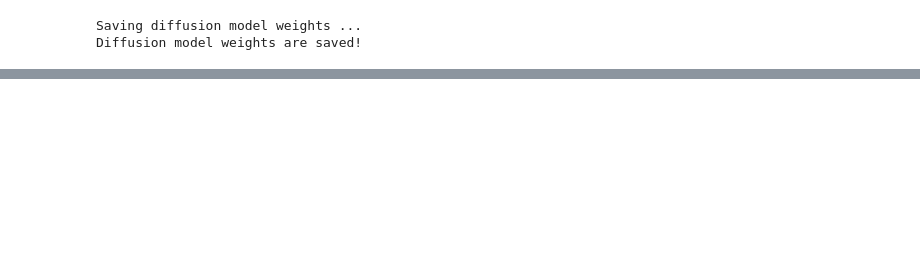
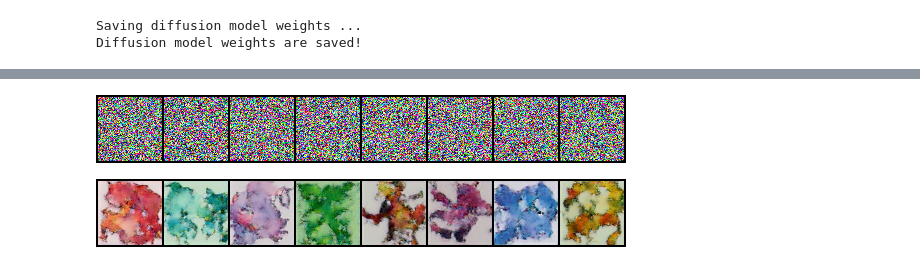
Before and after one commit to FlyingMatrix/diffusion, a Jupyter notebook: diffusion.ipynb, the cells around one changed output, grey strips where cells are left out. Cells and saved outputs as stored; diff of their text form; code cells hidden in the pictures; blank space fills up the shorter version.

```diff
--- a/diffusion.ipynb
+++ b/diffusion.ipynb
@@ -427,0 +511,19 @@ Plot successfully saved as 'training_summary.png'
+# %%
+# Random starting point (8 random images)
+sample = torch.randn(8, 3, 64, 64).to(device)
+show_images(sample)
+# %% [output]
+[figure, added]
+# %%
+# Generate Images
+for i, t in enumerate(noise_scheduler.timesteps):   # noise_scheduler.timesteps: tensor([999, 998, ..., 1, 0])
+    # Get model prediction
+    with torch.no_grad():
+        residual = diffusion_model(sample, t).sample
+
+    # Update sample with step
+    sample = noise_scheduler.step(residual, t, sample).prev_sample
+
+show_images(sample)
+# %% [output]
+[figure, added]
```
Also changed, not shown: parts of 7 cells of this notebook.
